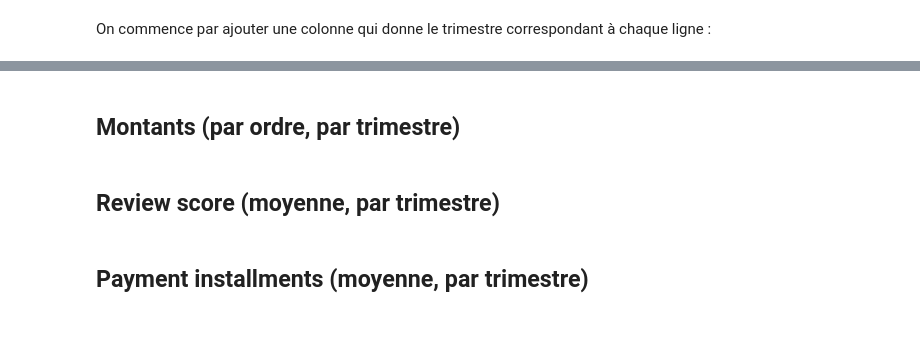
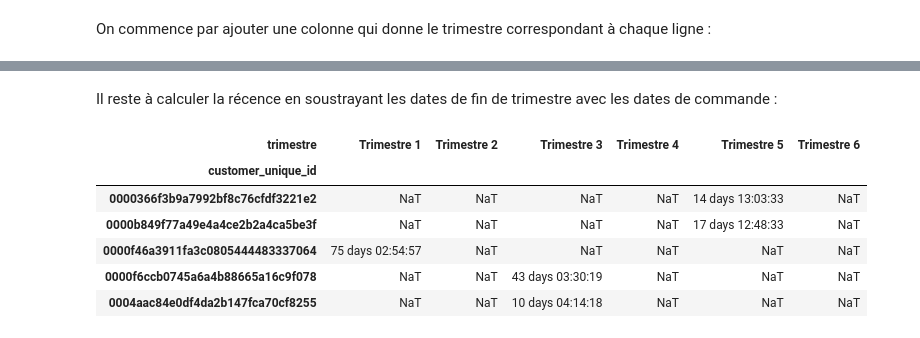
Before and after one commit to JM-JO/OpenClassrooms-Projet-5---Segmentation-clients, a Jupyter notebook: Projet 5 v08_review_nathalie.ipynb, the cells around one changed output, grey strips where cells are left out. Saved outputs shown, nothing was run; the diff lists cells and outputs as text; code cells hidden in the pictures.

Commit message:
:ok_hand: review

```diff
--- a/Projet 5 v08_review_nathalie.ipynb
+++ b/Projet 5 v08_review_nathalie.ipynb
@@ -1445,6 +1041,13 @@ df_customers_orders_payments
-# %% [markdown]
-## Montants (par ordre, par trimestre)
-# %% [markdown]
-## Review score (moyenne, par trimestre)
-# %% [markdown]
-## Payment installments (moyenne, par trimestre)
+# %% [markdown]
+Il reste à calculer la récence en soustrayant les dates de fin de trimestre avec les dates de commande :
+# %%
+recent = trimestre_dates[1:] - latest_orders
+recent.head()
+# %% [output]
+| trimestre | Trimestre 1 | Trimestre 2 | Trimestre 3 | Trimestre 4 | Trimestre 5 | Trimestre 6 |
+| customer_unique_id |  |  |  |  |  |  |
+| 0000366f3b9a7992bf8c76cfdf3221e2 | NaT | NaT | NaT | NaT | 14 days 13:03:33 | NaT |
+| 0000b849f77a49e4a4ce2b2a4ca5be3f | NaT | NaT | NaT | NaT | 17 days 12:48:33 | NaT |
+| 0000f46a3911fa3c0805444483337064 | 75 days 02:54:57 | NaT | NaT | NaT | NaT | NaT |
+| 0000f6ccb0745a6a4b88665a16c9f078 | NaT | NaT | 43 days 03:30:19 | NaT | NaT | NaT |
+| 0004aac84e0df4da2b147fca70cf8255 | NaT | NaT | 10 days 04:14:18 | NaT | NaT | NaT |
```
Also changed, not shown: parts of 35 cells of this notebook.
